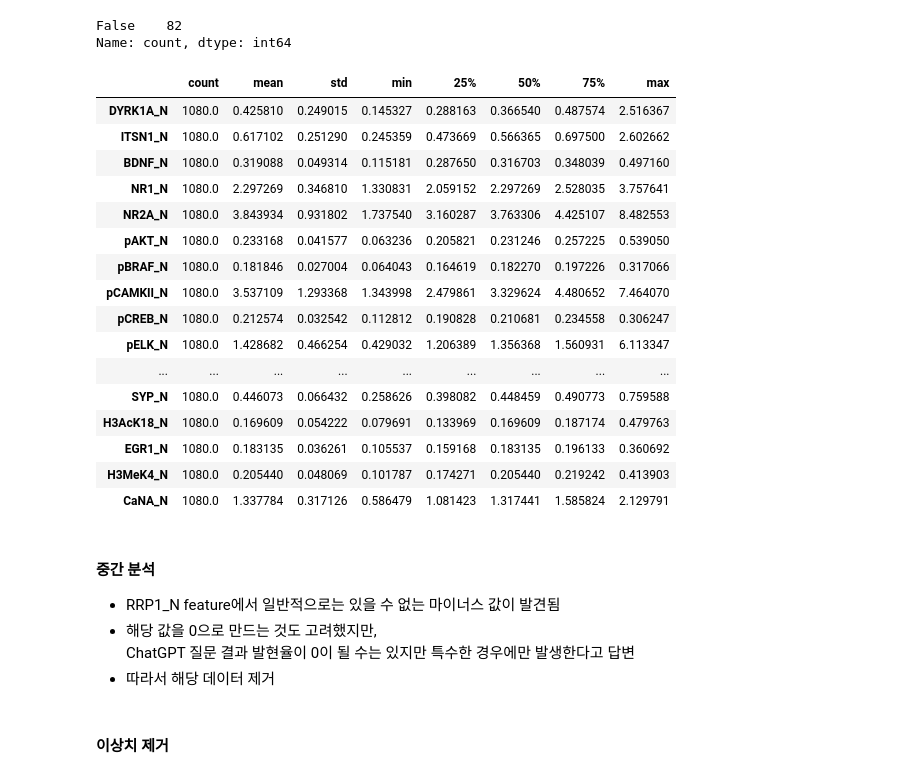
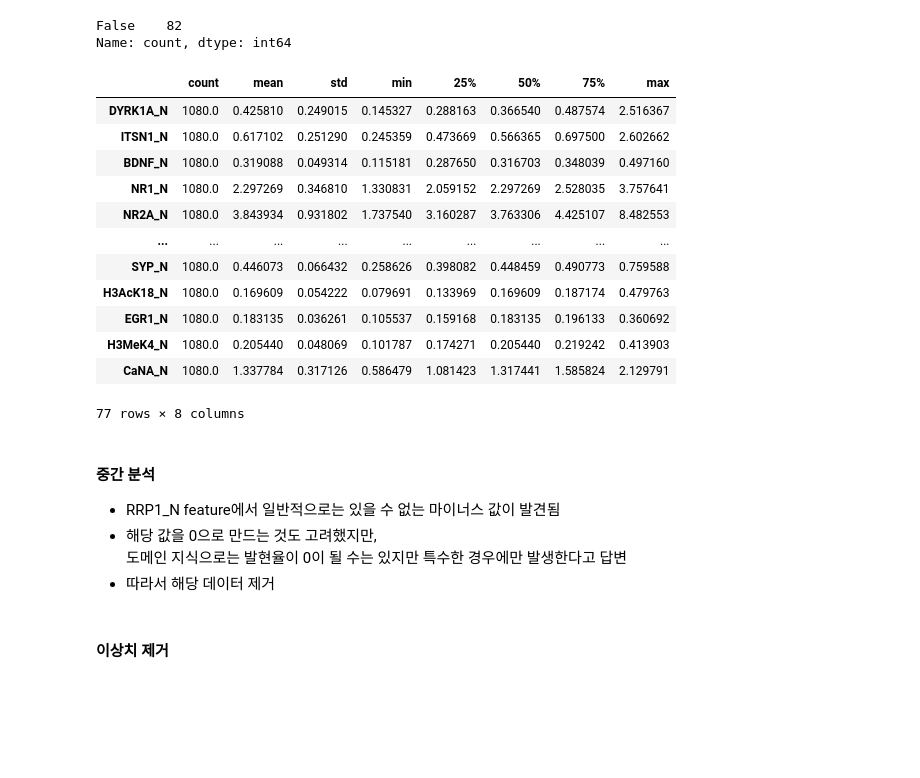
Before and after one commit to NoviceKim/machine-learning, a Jupyter notebook: b_classifier/downs_syndrome_classification.ipynb, the cells around one changed output. Cells and saved outputs as stored; diff of their text form; code cells hidden in the pictures; blank space fills up the shorter version.

```diff
--- a/b_classifier/downs_syndrome_classification.ipynb
+++ b/b_classifier/downs_syndrome_classification.ipynb
@@ -51,9 +72,6 @@ memory usage: 692.0+ KB
 #### 결측치 조정
 - 모든 컬럼의 데이터 수를 1080개로 조정
 # %%
-# 행 생략 없이 표시
-pd.set_option('display.max_rows', None)
-
 # 결측치 개수 확인
 md_df.isna().sum()
 # %% [output]
@@ -100,9 +109,6 @@ md_df.describe().T
 - 결측치가 발생한 feature들의 평균(mean)과 중간값(50%, median)이 대체로 비슷함
 - 따라서 결측치는 평균값으로 채움
 # %%
-# 출력 속도를 향상시키기 위해 최대 출력 행 개수를 10으로 원복
-pd.set_option('display.max_rows', 10)
-
 # 결측치 채우기 전 데이터 세트 복사
 pre_md_df = md_df.copy()
 
@@ -166,33 +172,27 @@ pre_md_df.isna().any().value_counts()
 False    82
 Name: count, dtype: int64
 # %%
-pd.set_option('display.max_rows', None)
-
 # 각 feature별 수치 데이터 출력
 pre_md_df.describe().T
 # %% [output]
 |  | count | mean | std | min | 25% | 50% | 75% | max |
 | DYRK1A_N | 1080.0 | 0.425810 | 0.249015 | 0.145327 | 0.288163 | 0.366540 | 0.487574 | 2.516367 |
 | ITSN1_N | 1080.0 | 0.617102 | 0.251290 | 0.245359 | 0.473669 | 0.566365 | 0.697500 | 2.602662 |
 | BDNF_N | 1080.0 | 0.319088 | 0.049314 | 0.115181 | 0.287650 | 0.316703 | 0.348039 | 0.497160 |
 | NR1_N | 1080.0 | 2.297269 | 0.346810 | 1.330831 | 2.059152 | 2.297269 | 2.528035 | 3.757641 |
 | NR2A_N | 1080.0 | 3.843934 | 0.931802 | 1.737540 | 3.160287 | 3.763306 | 4.425107 | 8.482553 |
-| pAKT_N | 1080.0 | 0.233168 | 0.041577 | 0.063236 | 0.205821 | 0.231246 | 0.257225 | 0.539050 |
-| pBRAF_N | 1080.0 | 0.181846 | 0.027004 | 0.064043 | 0.164619 | 0.182270 | 0.197226 | 0.317066 |
-| pCAMKII_N | 1080.0 | 3.537109 | 1.293368 | 1.343998 | 2.479861 | 3.329624 | 4.480652 | 7.464070 |
-| pCREB_N | 1080.0 | 0.212574 | 0.032542 | 0.112812 | 0.190828 | 0.210681 | 0.234558 | 0.306247 |
-| pELK_N | 1080.0 | 1.428682 | 0.466254 | 0.429032 | 1.206389 | 1.356368 | 1.560931 | 6.113347 |
 | ... | ... | ... | ... | ... | ... | ... | ... | ... |
 | SYP_N | 1080.0 | 0.446073 | 0.066432 | 0.258626 | 0.398082 | 0.448459 | 0.490773 | 0.759588 |
 | H3AcK18_N | 1080.0 | 0.169609 | 0.054222 | 0.079691 | 0.133969 | 0.169609 | 0.187174 | 0.479763 |
 | EGR1_N | 1080.0 | 0.183135 | 0.036261 | 0.105537 | 0.159168 | 0.183135 | 0.196133 | 0.360692 |
 | H3MeK4_N | 1080.0 | 0.205440 | 0.048069 | 0.101787 | 0.174271 | 0.205440 | 0.219242 | 0.413903 |
 | CaNA_N | 1080.0 | 1.337784 | 0.317126 | 0.586479 | 1.081423 | 1.317441 | 1.585824 | 2.129791 |
+77 rows × 8 columns
 # %% [markdown]
 #### 중간 분석
 - RRP1_N feature에서 일반적으로는 있을 수 없는 마이너스 값이 발견됨
 - 해당 값을 0으로 만드는 것도 고려했지만,
-  ChatGPT 질문 결과 발현율이 0이 될 수는 있지만 특수한 경우에만 발생한다고 답변
+  도메인 지식으로는 발현율이 0이 될 수는 있지만 특수한 경우에만 발생한다고 답변
 - 따라서 해당 데이터 제거
 # %% [markdown]
 #### 이상치 제거
```
Also changed, not shown: parts of 113 cells of this notebook, 31 other files.
